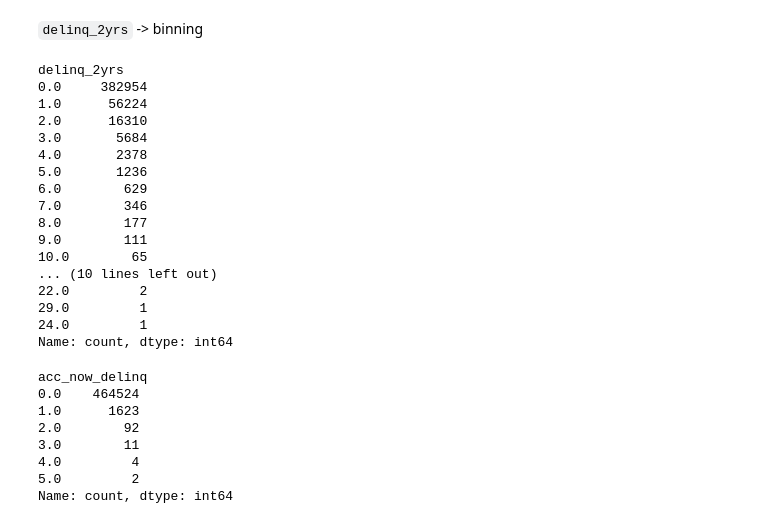
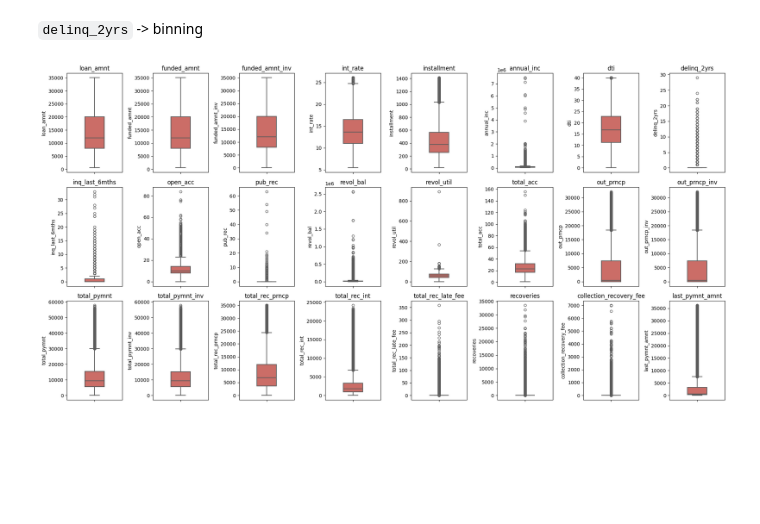
Before and after one commit to azaryasph/IDX-Partners-Project-Based-Internship-Prediction-Model, a Jupyter notebook: notebooks/Prediction Model.ipynb, the cells around one changed output. Drawn from its saved outputs; the diff is of its cells as text; code cells hidden in the pictures; blank space fills up the shorter version.

Commit message:
chore: data distribution and outlier checking done

```diff
--- a/notebooks/Prediction Model.ipynb
+++ b/notebooks/Prediction Model.ipynb
@@ -147,8 +150,9 @@ Our data not contains any duplicate values, so we don't need to drop any duplica
 ### Outlier Checking
 This outlier checking it's just a simple checking, because we want to make a scorecard model, outlier can be sensitive to outliers in the data. Outliers can skew the model's parameter estimates, leading to less accurate predictions.
 # %%
+numeric_copy = numeric.copy()
 # drop the specified columns from the numeric DataFrame
-numeric_dropped = numeric.drop(columns=['id', 'member_id', 'Unnamed: 0', 'policy_code', 'acc_now_delinq', 'collections_12_mths_ex_med', ])
+numeric_dropped = numeric_copy.drop(columns=['id', 'member_id', 'Unnamed: 0', 'policy_code', 'acc_now_delinq', 'collections_12_mths_ex_med'])
 
 # Calculate the percentage of missing values in each column
 num_mis = (numeric_dropped.isna().sum() / len(dfloan) * 100)
@@ -156,8 +160,8 @@ num_mis = (numeric_dropped.isna().sum() / len(dfloan) * 100)
 # filter out the columns that have less than 0.4% missing values
 low_missing_num = num_mis[num_mis < 0.4]
 
-numeric = numeric.loc[:, low_missing_num.index]
-numeric
+numeric_new = numeric_copy.loc[:, low_missing_num.index]
+numeric_new
 # %% [output]
 |  | loan_amnt | funded_amnt | funded_amnt_inv | int_rate | installment | annual_inc | dti | delinq_2yrs | ... |
 | 0 | 5000 | 5000 | 4975.0 | 10.65 | 162.87 | 24000.0 | 27.65 | 0.0 | ... |
@@ -175,33 +179,15 @@ numeric
 # %% [markdown]
 `delinq_2yrs` -> binning
-# %%
-dfloan.inq_last_6mths.value_counts()
-# %% [output]
-delinq_2yrs
-0.0     382954
-1.0      56224
-2.0      16310
-3.0       5684
-4.0       2378
-5.0       1236
-6.0        629
-7.0        346
-8.0        177
-9.0        111
-10.0        65
-... (10 lines left out)
-22.0         2
-29.0         1
-24.0         1
-Name: count, dtype: int64
-# %%
-dfloan.acc_now_delinq.value_counts()
-# %% [output]
-acc_now_delinq
-0.0    464524
-1.0      1623
-2.0        92
-3.0        11
-4.0         4
-5.0         2
-Name: count, dtype: int64
+# %%
+# create boxplot 3x9 grid of the numeric DataFrame
+plt.figure(figsize=(20, 10))
+for i, col in enumerate(numeric_new.columns):
+    plt.subplot(3, 8, i+1)
+    sns.boxplot(numeric[col], palette='hls', width=0.35, linewidth=1.65, fliersize=5)
+    plt.title(col)
+    plt.tight_layout()
+
+# Display the plot
+plt.show()
+# %% [output]
+[figure, added]
```
Also changed, not shown: parts of 11 cells of this notebook.
